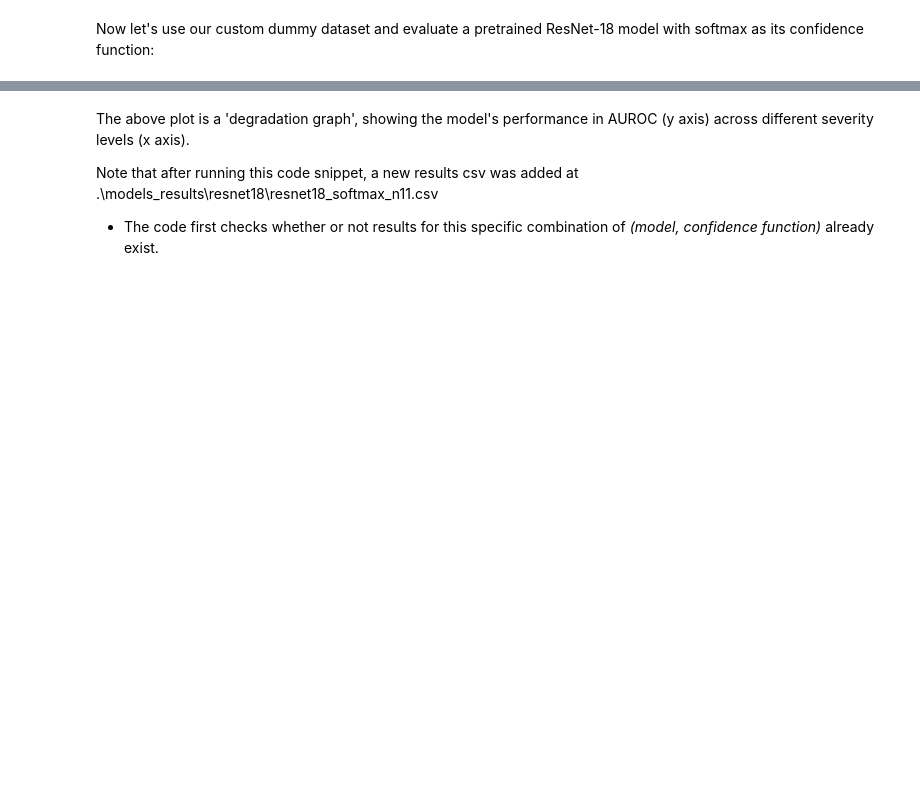
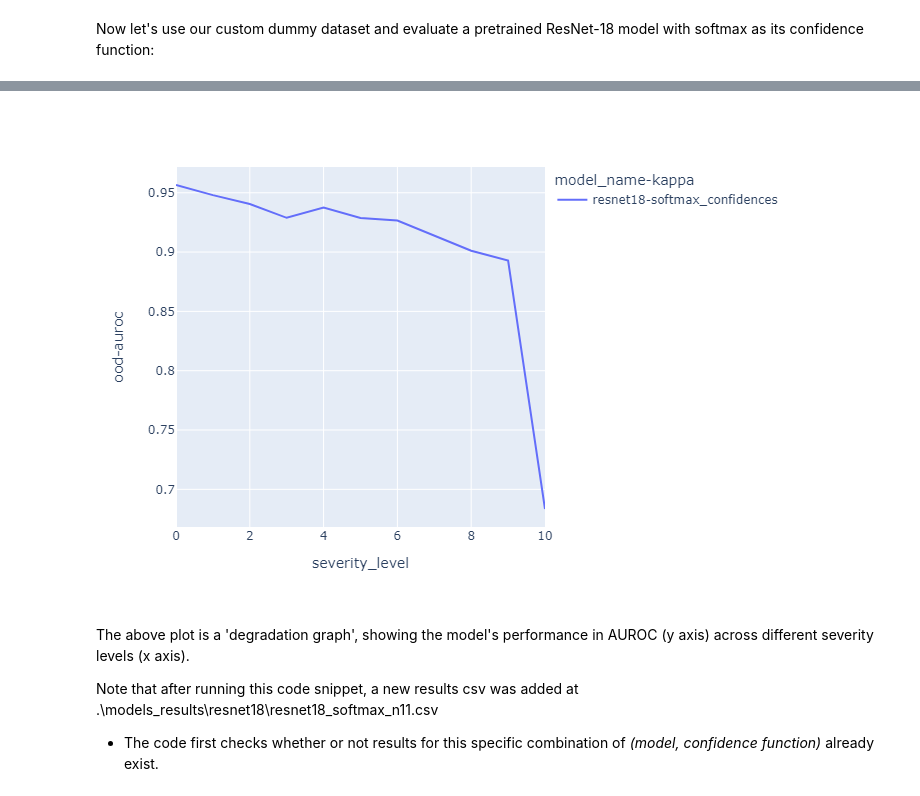
Before and after one commit to mdabbah/COOD_benchmarking, a Jupyter notebook: example.ipynb, the cells around one changed output, grey strips where cells are left out. Saved outputs shown, nothing was run; the diff lists cells and outputs as text; code cells hidden in the pictures; blank space fills up the shorter version.

Commit message:
Fixed an issue of plotly plots not showing

```diff
--- a/example.ipynb
+++ b/example.ipynb
@@ -56,5 +50,7 @@ results = benchmark_model_on_cood_with_severities(model='resnet18',
                                                     confidence_metric='softmax',
                                                     cood_dataset_info=dummy_ood_dataset_info,
                                                     id_dataset_info=dummy_id_dataset_info)
-plotly.express.line(results, x='severity_level', y='AUROC', color='model_name-kappa')
+fig = plotly.express.line(results, x='severity_level', y='ood-auroc', color='model_name-kappa')
+fig.show('png')
+# Unfortunately, github doesn't load plotly plots on notebooks. This is why we show them as png files.
 # %% [output]
@@ -63,3 +57,4 @@ plotly.express.line(results, x='severity_level', y='AUROC', color='model_name-ka
+[figure, added]
 # %% [markdown]
 The above plot is a 'degradation graph', showing the model's performance in AUROC (y axis) across different severity levels (x axis).
 
```
Also changed, not shown: parts of 18 cells of this notebook.
